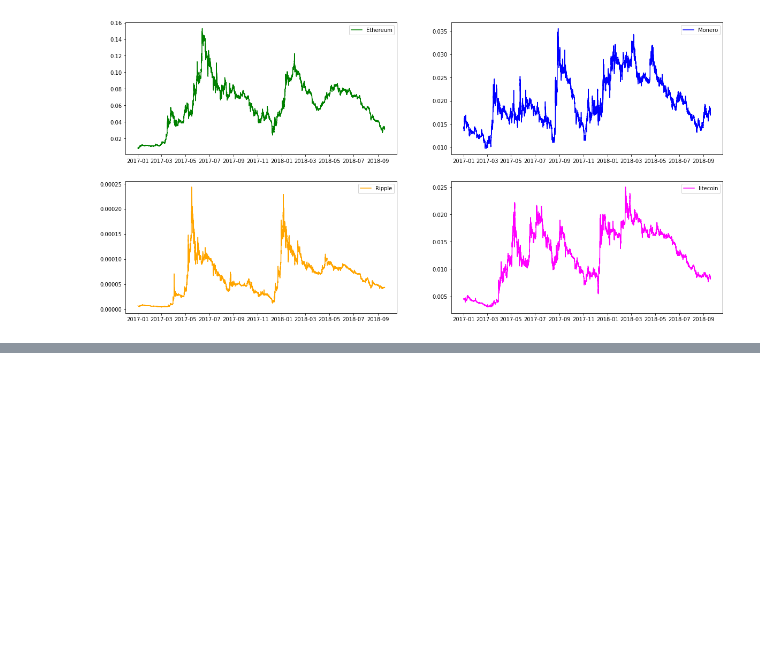
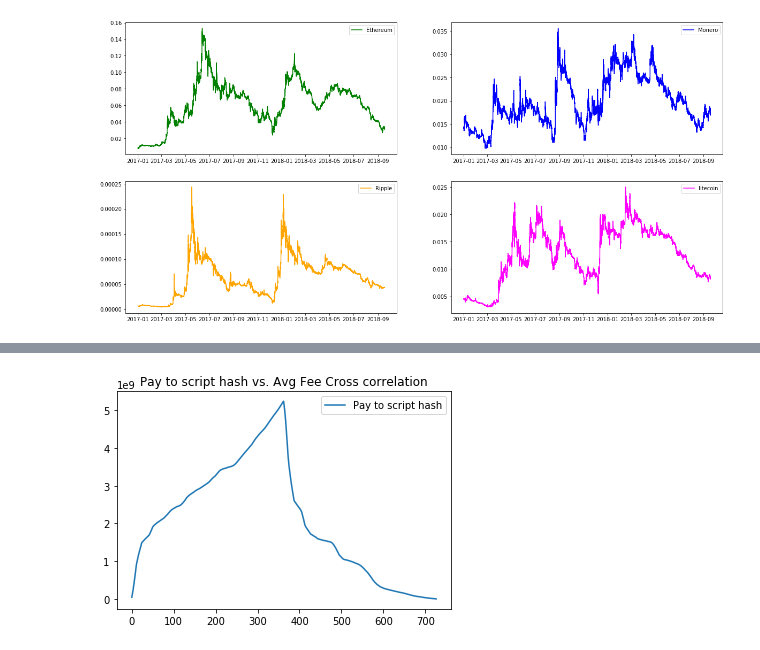
Before and after one commit to fund3/anova-blocksci, a Jupyter notebook: Eileen.ipynb, the cells around one changed output, grey strips where cells are left out. Saved outputs shown, nothing was run; the diff lists cells and outputs as text; code cells hidden in the pictures; blank space fills up the shorter version.

```diff
--- a/Eileen.ipynb
+++ b/Eileen.ipynb
@@ -725,0 +749,9 @@ for i, ax in enumerate(fig.axes):
+# %%
+df = df.resample("D", how = "mean")
+df = df.loc['2017-01-01':'2017-12-31']
+df_avg_fee =  df_avg_fee.resample("D", how = "mean")
+df_avg_fee = df_avg_fee.loc['2017-01-01':'2017-12-31']
+# %%
+cross_correlate(df["Pay to script hash"], df_avg_fee["Fee"], "Pay to script hash", title = "Pay to script hash vs. Avg Fee Cross correlation")
+# %% [output]
+[figure, added]
```
Also changed, not shown: parts of 6 cells of this notebook.
